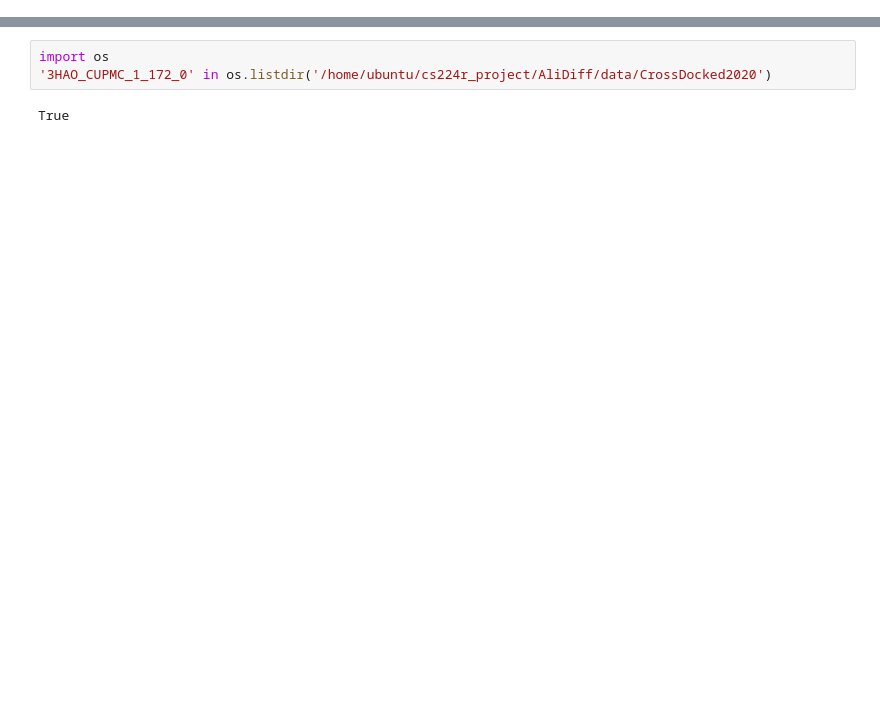
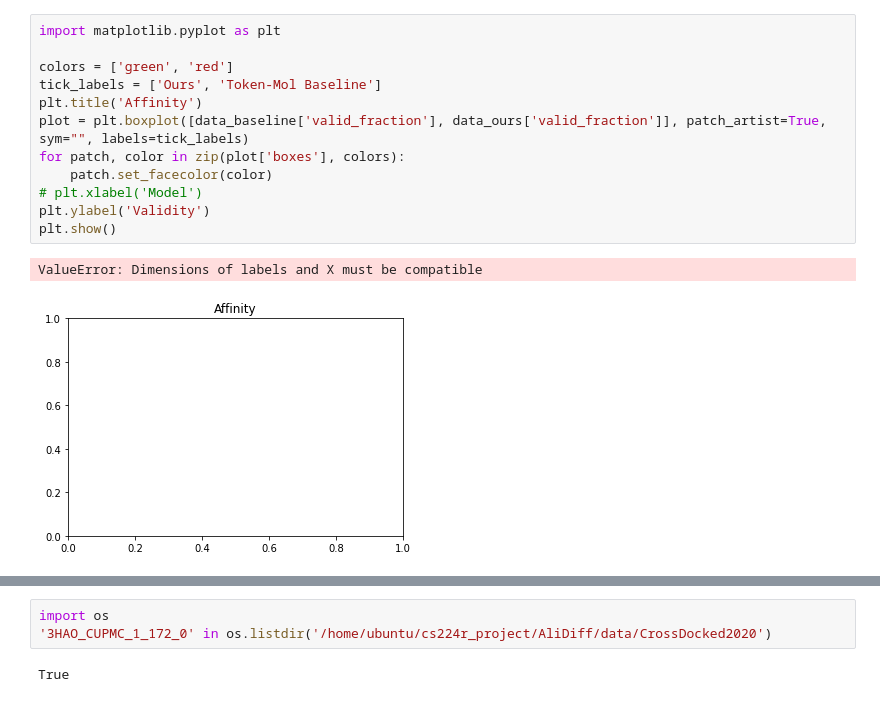
Before and after one commit to rbasto19/cs224r_final_project, a Jupyter notebook: workspace.ipynb, the cells around one changed output, grey strips where cells are left out. Drawn from its saved outputs; the diff is of its cells as text; blank space fills up the shorter version.

```diff
--- a/workspace.ipynb
+++ b/workspace.ipynb
@@ -4,0 +73,15 @@ with open('/home/ubuntu/cs224r_project/AliDiff/data/affinity_info.pkl', 'rb') as
+# %%
+import matplotlib.pyplot as plt
+
+colors = ['green', 'red']
+tick_labels = ['Ours', 'Token-Mol Baseline']
+plt.title('Affinity')
+plot = plt.boxplot([data_baseline['valid_fraction'], data_ours['valid_fraction']], patch_artist=True, sym="", labels=tick_labels)
+for patch, color in zip(plot['boxes'], colors):
+    patch.set_facecolor(color)
+# plt.xlabel('Model')
+plt.ylabel('Validity')
+plt.show()
+# %% [output]
+ValueError: Dimensions of labels and X must be compatible
+[figure, added]
```
Also changed, not shown: parts of 23 cells of this notebook, 8 other files.
